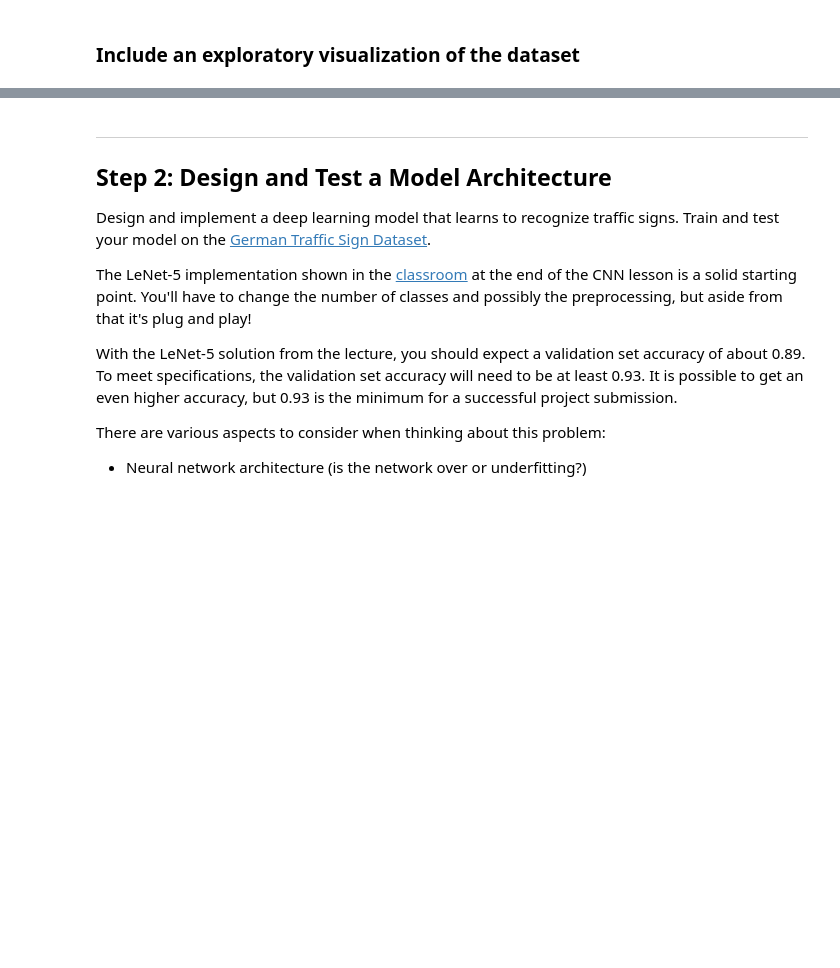
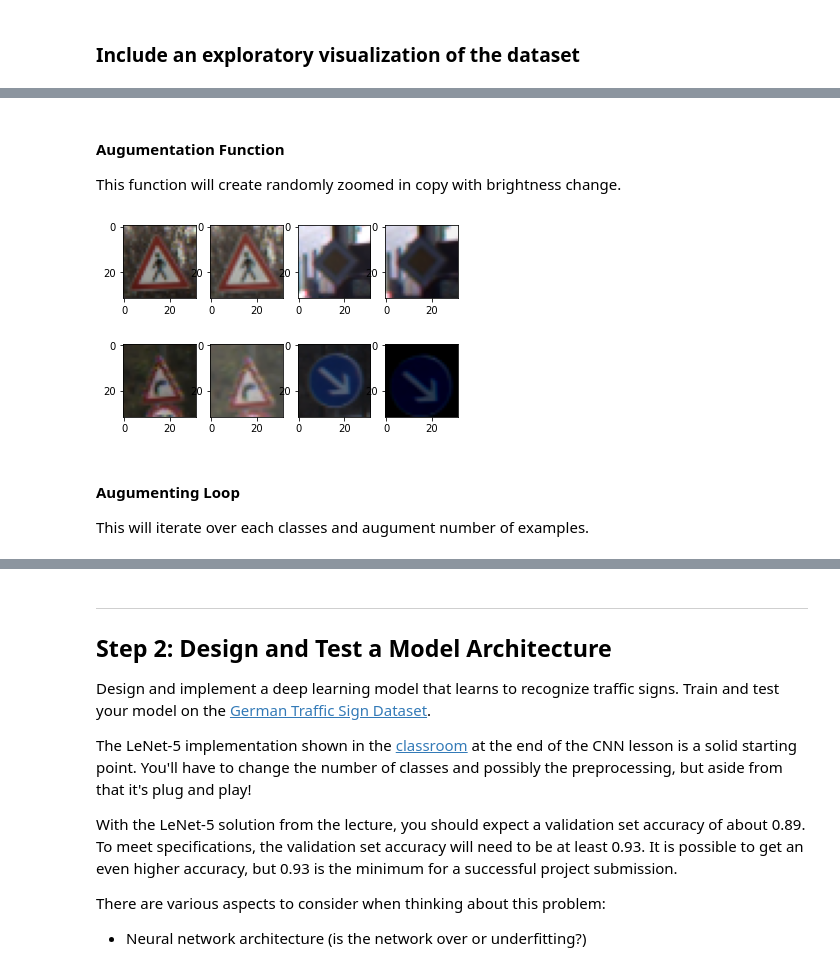
Before and after one commit to ssh199898/CarND-Traffic-Sign-Classifier, a Jupyter notebook: Traffic_Sign_Classifier.ipynb, the cells around one changed output, grey strips where cells are left out. Drawn from its saved outputs; the diff is of its cells as text; code cells hidden in the pictures; blank space fills up the shorter version.

```diff
--- a/Traffic_Sign_Classifier.ipynb
+++ b/Traffic_Sign_Classifier.ipynb
@@ -114,0 +102,41 @@ plt.show()
+# %% [markdown]
+#### Augumentation Function
+This function will create randomly zoomed in copy with brightness change.
+# %%
+import cv2
+import numpy.random as random
+
+'''
+Generating randomly zoomed in/out image and adding slight noise
+'''
+def generate_copy(img):
+
+    # zoom and clipping
+    rate = 1+(random.randint(1, 4))/20.0
+    img=cv2.resize(img, dsize=(0,0), fx=rate, fy=rate, interpolation = cv2.INTER_CUBIC)
+
+    x0 = random.randint(0, img.shape[1]-32)
+    y0 = random.randint(0, img.shape[0]-32)
+    x1 = x0+32
+    y1 = y0+32
+    img = img[y0:y1, x0:x1]
+
+    # add brightness
+    b_ = random.randint(-49, 50)
+    b_filter = np.full_like(img.astype(np.int16), b_)
+    img = np.clip((img.astype(np.int16)+b_filter),0,255).astype(np.uint8)
+
+    return img
+
+for i in range(4):
+    img_sample=generate_copy(X_train_raw[i+10000])
+    plt.subplot(2,4,2*i+1)
+    plt.imshow(X_train_raw[i+10000])
+    plt.subplot(2,4,2*i+2)
+    plt.imshow(img_sample)
+plt.show()
+# %% [output]
+[figure, added]
+# %% [markdown]
+#### Augumenting Loop
+This will iterate over each classes and augument number of examples.
```
Also changed, not shown: parts of 37 cells of this notebook, 25 other files.
